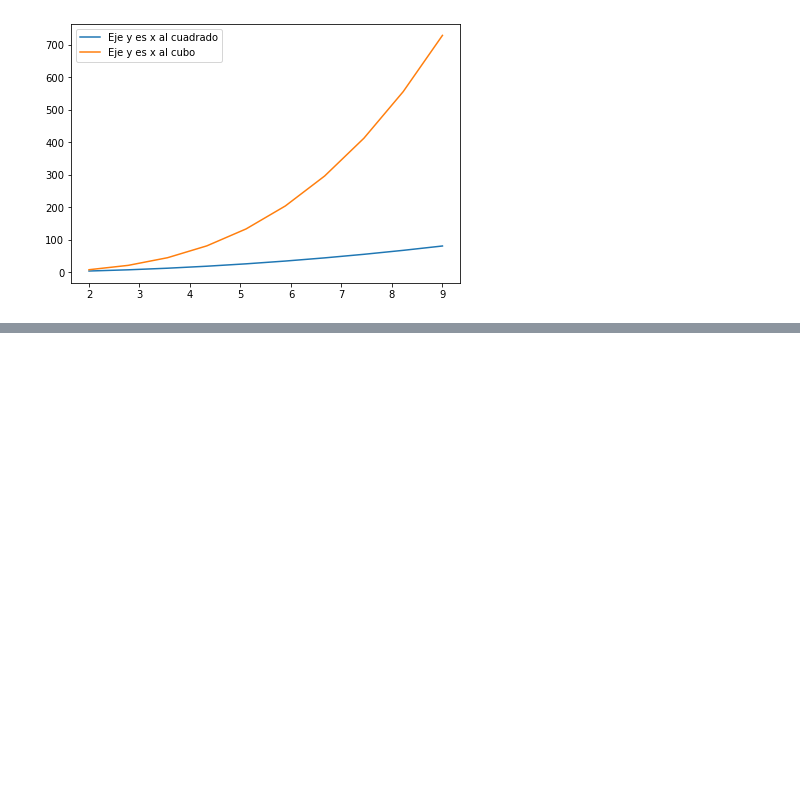
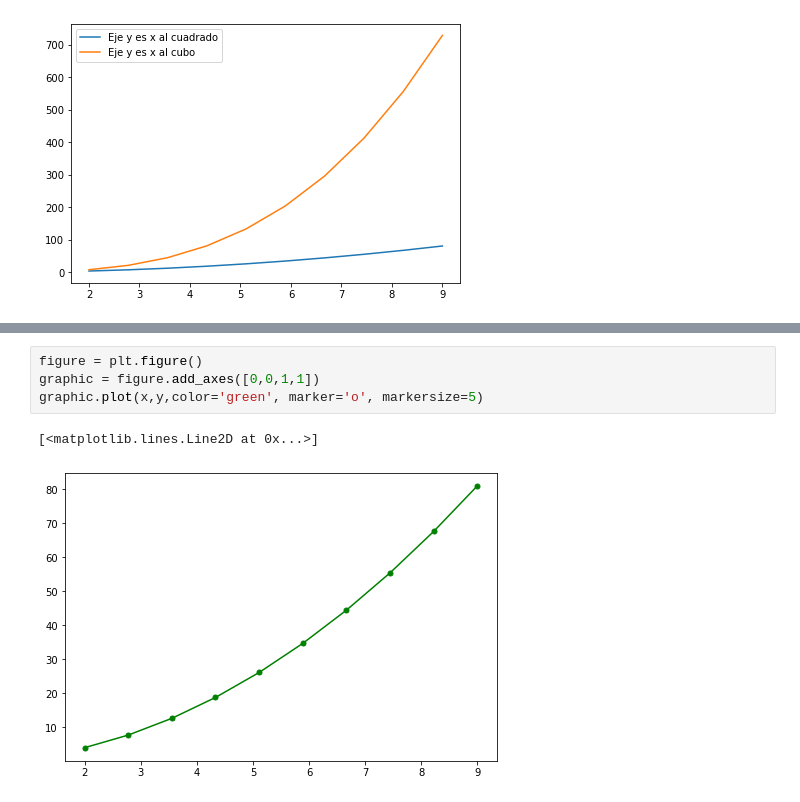
Before and after one commit to erick4556/Data_Science_Python, a Jupyter notebook: Matplotlib/Matplotlib_examples.ipynb, the cells around one changed output, grey strips where cells are left out. Saved outputs shown, nothing was run; the diff lists cells and outputs as text; blank space fills up the shorter version.

```diff
--- a/Matplotlib/Matplotlib_examples.ipynb
+++ b/Matplotlib/Matplotlib_examples.ipynb
@@ -93,0 +124,7 @@ graphics.legend(loc=0) #loc=0 es para que busque la mejor posición para poner l
+# %%
+figure = plt.figure()
+graphic = figure.add_axes([0,0,1,1])
+graphic.plot(x,y,color='green', marker='o', markersize=5)
+# %% [output]
+[<matplotlib.lines.Line2D at 0x...>]
+[figure, added]
```
Also changed, not shown: parts of 7 cells of this notebook, 1 other file.
